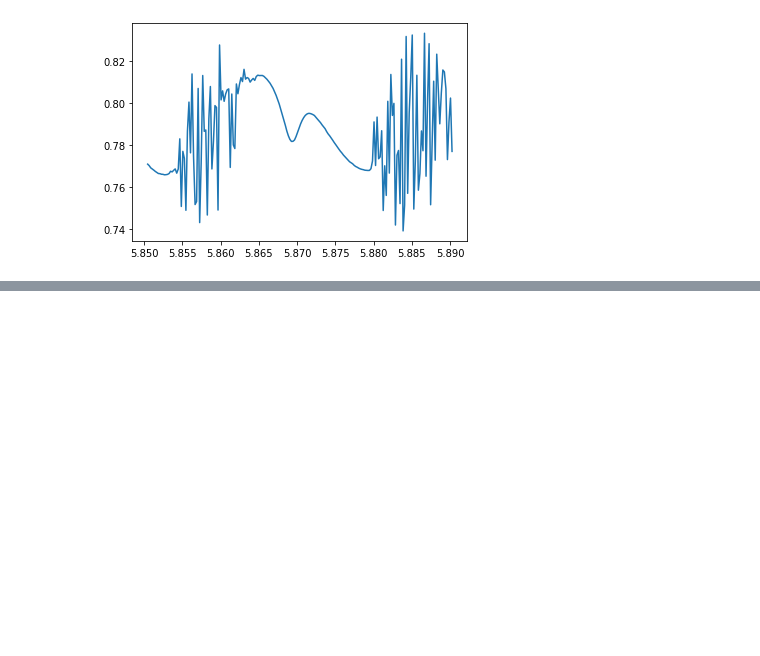
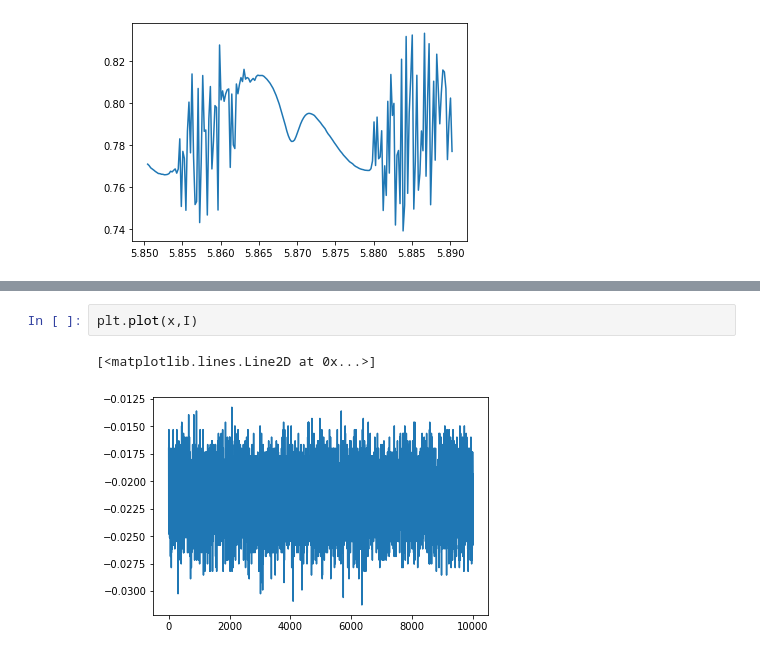
Before and after one commit to biqute/QTLab2122, a Jupyter notebook: SingleIRsource/analysis/analysis.ipynb, the cells around one changed output, grey strips where cells are left out. Drawn from its saved outputs; the diff is of its cells as text; blank space fills up the shorter version.

```diff
--- a/SingleIRsource/analysis/analysis.ipynb
+++ b/SingleIRsource/analysis/analysis.ipynb
@@ -77,0 +106,5 @@ plt.plot(x, np.arctan((np.array(Q_mean)-1)/(np.array(I_mean)-1)))
+# %%
+plt.plot(x,I)
+# %% [output]
+[<matplotlib.lines.Line2D at 0x...>]
+[figure, added]
```
Also changed, not shown: parts of 10 cells of this notebook, 21 other files.
